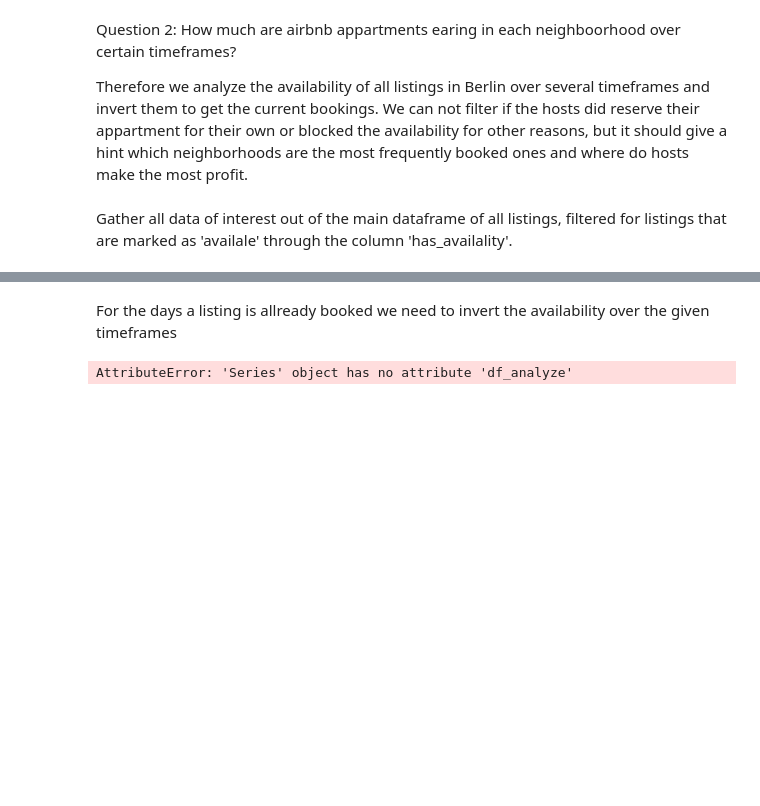
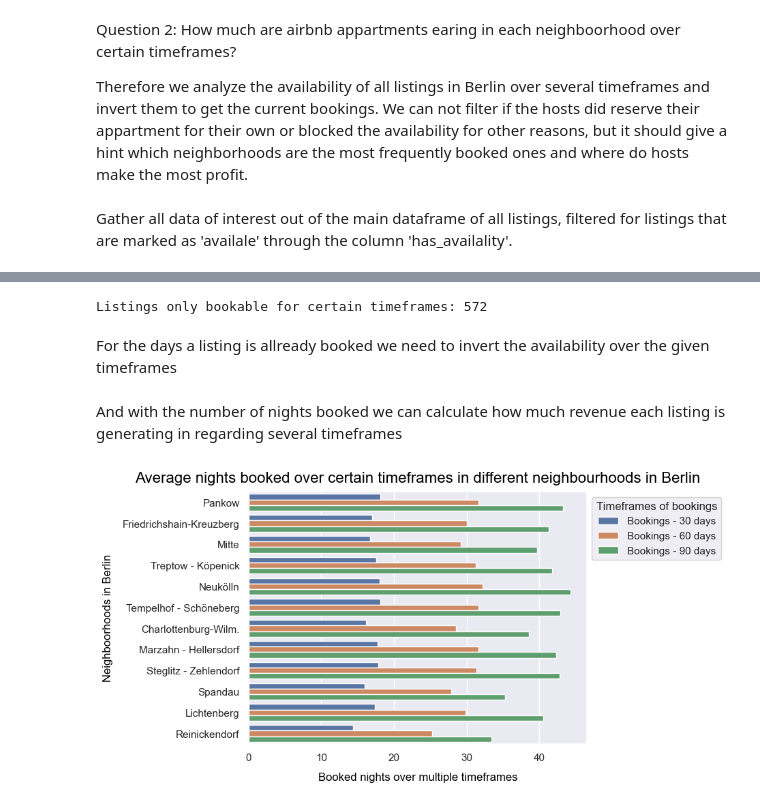
Before and after one commit to Daniel-Hutcheson/airbnb_berlin, a Jupyter notebook: main.ipynb, the cells around one changed output, grey strips where cells are left out. Saved outputs shown, nothing was run; the diff lists cells and outputs as text; code cells hidden in the pictures; blank space fills up the shorter version.

```diff
--- a/main.ipynb
+++ b/main.ipynb
@@ -209,12 +124,44 @@ df_analyze_q2.describe()
+# %%
+# filter for listings bookable only for certain periods of time
+print(f'Listings only bookable for certain timeframes: {df_analyze_q2.query("availability_30 == availability_60 == availability_90 == availability_365").shape[0]}')
+index = df_analyze_q2.query("availability_30 == availability_60 == availability_90 == availability_365").index
+df_analyze_q2 = df_analyze_q2.drop(index=index, axis=0).copy()
+# %% [output]
+Listings only bookable for certain timeframes: 572
 # %% [markdown]
 For the days a listing is allready booked we need to invert the availability over the given timeframes
-# %%
-booked_cols = ['booked_30', 'booked_60', 'booked_90', 'booked_365']
-avail_col = ['availability_30', 'availability_60', 'availability_90', 'availability_365']
-
-for new_col in booked_cols:
-    timeframe = new_col.split('_')[1]
-    ref_col = 'availability_' + timeframe
-    df_analyze_q2[new_col] = df_analyze_q2.apply(lambda row: int(timeframe) - row.df_analyze[ref_col], axis=1)
-# %% [output]
-AttributeError: 'Series' object has no attribute 'df_analyze'
+# %%
+df_analyze_q2['booked_30'] = 30 - df_analyze_q2.availability_30
+df_analyze_q2['booked_60'] = 60 - df_analyze_q2.availability_60
+df_analyze_q2['booked_90'] = 90 - df_analyze_q2.availability_90
+df_analyze_q2['booked_365'] = 365 - df_analyze_q2.availability_365
+# %% [markdown]
+And with the number of nights booked we can calculate how much revenue each listing is generating in regarding several timeframes
+# %%
+df_analyze_q2['revenue_30'] = df_analyze_q2.booked_30 * df_analyze_q2.price
+df_analyze_q2['revenue_60'] = df_analyze_q2.booked_60 * df_analyze_q2.price
+df_analyze_q2['revenue_90'] = df_analyze_q2.booked_90 * df_analyze_q2.price
+df_analyze_q2['revenue_365'] = df_analyze_q2.booked_365 * df_analyze_q2.price
+# %%
+df_plot_q2 = df_analyze_q2.melt(
+    value_vars=['booked_30','booked_60','booked_90'],
+    id_vars=['neighbourhood_group_cleansed','price'],
+    var_name='booking_tf',
+    value_name='days_booked'
+    ).copy()
+# %%
+fig = sns.barplot(
+    data=df_plot_q2,
+    y='neighbourhood_group_cleansed',
+    x='days_booked',
+    hue='booking_tf',
+    ci=None,
+    )
+fig.set_title('Average nights booked over certain timeframes in different neighbourhoods in Berlin', pad=10, fontsize=16, color='black');
+fig.set_xlabel('Booked nights over multiple timeframes', fontsize=12, color='black', labelpad=10);
+fig.set_ylabel('Neighboorhoods in Berlin', fontsize=12, color='black', labelpad=10);
+
+fig.legend(loc=1, title='Timeframes of bookings', labels=['Bookings - 30 days','Bookings - 60 days','Bookings - 90 days'])
+sns.move_legend(fig, "upper left", bbox_to_anchor=(1, 1))
+# %% [output]
+[figure, added]
```
Also changed, not shown: parts of 32 cells of this notebook.
